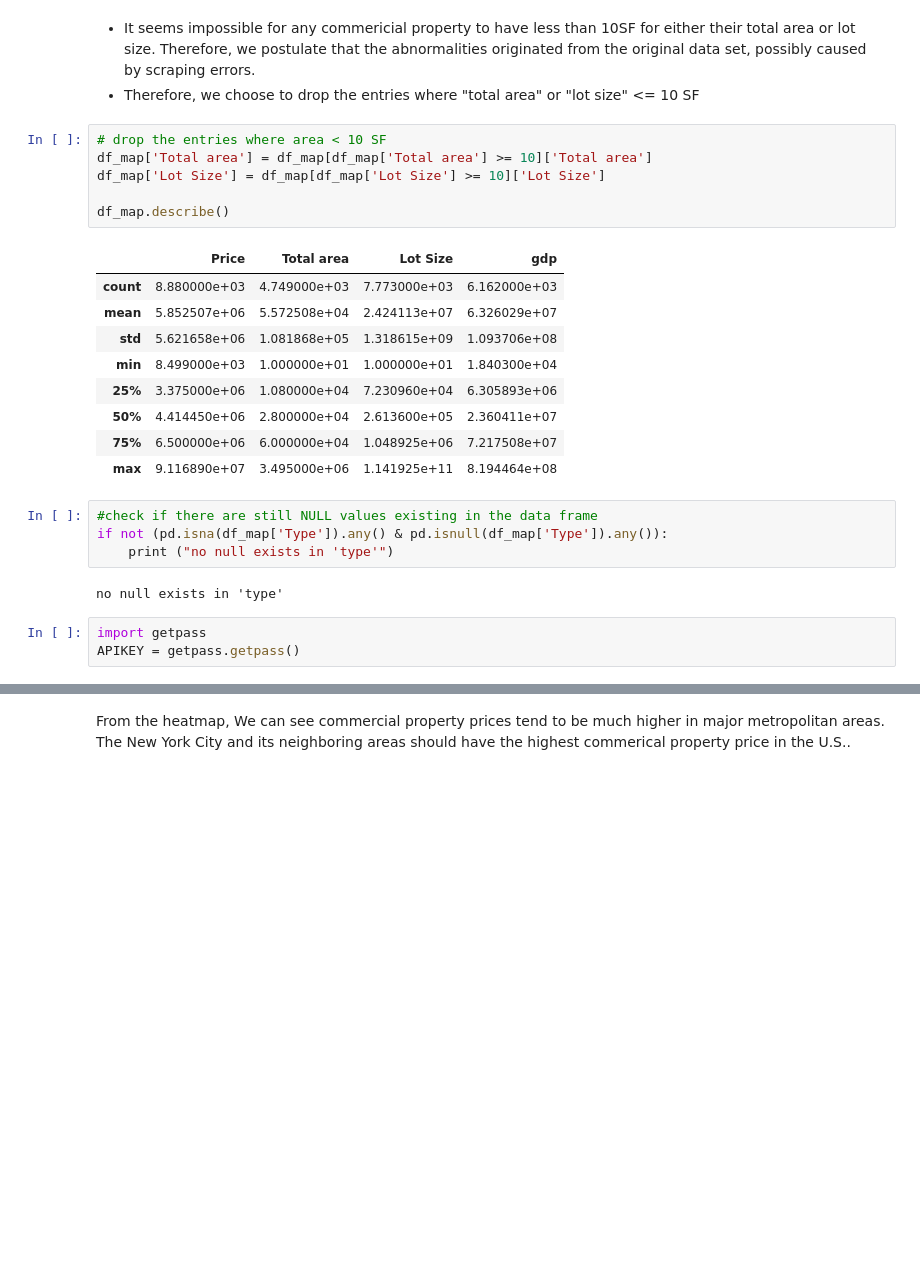
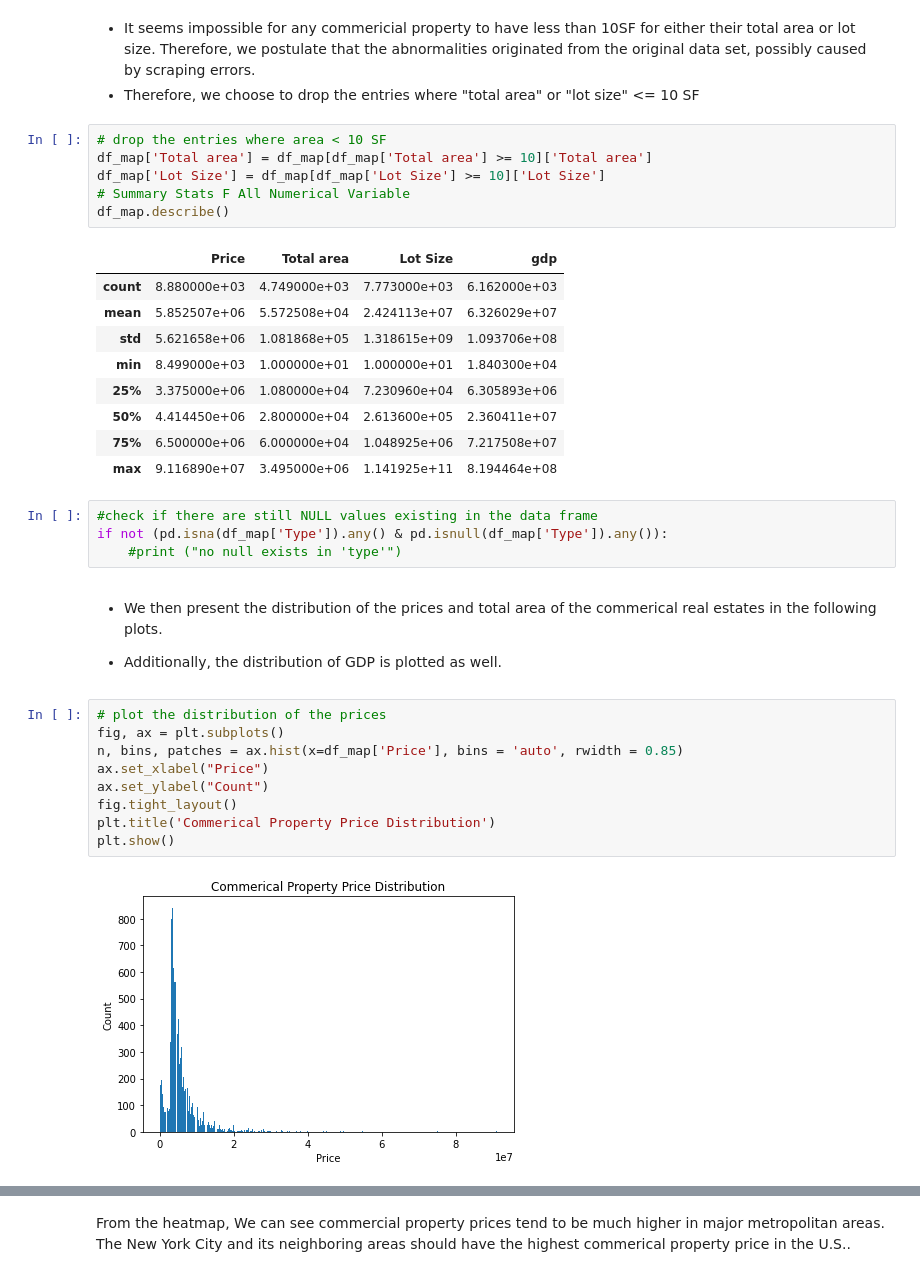
Before and after one commit to HallOfSam/ECON-320-LAB-Python-R-, a Jupyter notebook: Assignments & Final Project/Final_Project_Group22.ipynb, the cells around one changed output, grey strips where cells are left out. Drawn from its saved outputs; the diff is of its cells as text; blank space fills up the shorter version.

```diff
--- a/Assignments & Final Project/Final_Project_Group22.ipynb
+++ b/Assignments & Final Project/Final_Project_Group22.ipynb
@@ -380,7 +288,7 @@ Lot Size, <= 10 SF, referenced back to the original data:
 # drop the entries where area < 10 SF
 df_map['Total area'] = df_map[df_map['Total area'] >= 10]['Total area']
 df_map['Lot Size'] = df_map[df_map['Lot Size'] >= 10]['Lot Size']
-
+# Summary Stats F All Numerical Variable
 df_map.describe()
 # %% [output]
 |  | Price | Total area | Lot Size | gdp |
@@ -395,9 +303,19 @@ df_map.describe()
 # %%
 #check if there are still NULL values existing in the data frame
 if not (pd.isna(df_map['Type']).any() & pd.isnull(df_map['Type']).any()):
-    print ("no null exists in 'type'")
+    #print ("no null exists in 'type'")
-# %% [output]
-no null exists in 'type'
-# %%
-import getpass
-APIKEY = getpass.getpass()
+# %% [markdown]
+- We then present the distribution of the prices and total area of the commerical real estates in the following plots.
+
+- Additionally, the distribution of GDP is plotted as well.
+# %%
+# plot the distribution of the prices
+fig, ax = plt.subplots()
+n, bins, patches = ax.hist(x=df_map['Price'], bins = 'auto', rwidth = 0.85)
+ax.set_xlabel("Price")
+ax.set_ylabel("Count")
+fig.tight_layout()
+plt.title('Commerical Property Price Distribution')
+plt.show()
+# %% [output]
+[figure, added]
```
Also changed, not shown: parts of 28 cells of this notebook, 4 other files.
